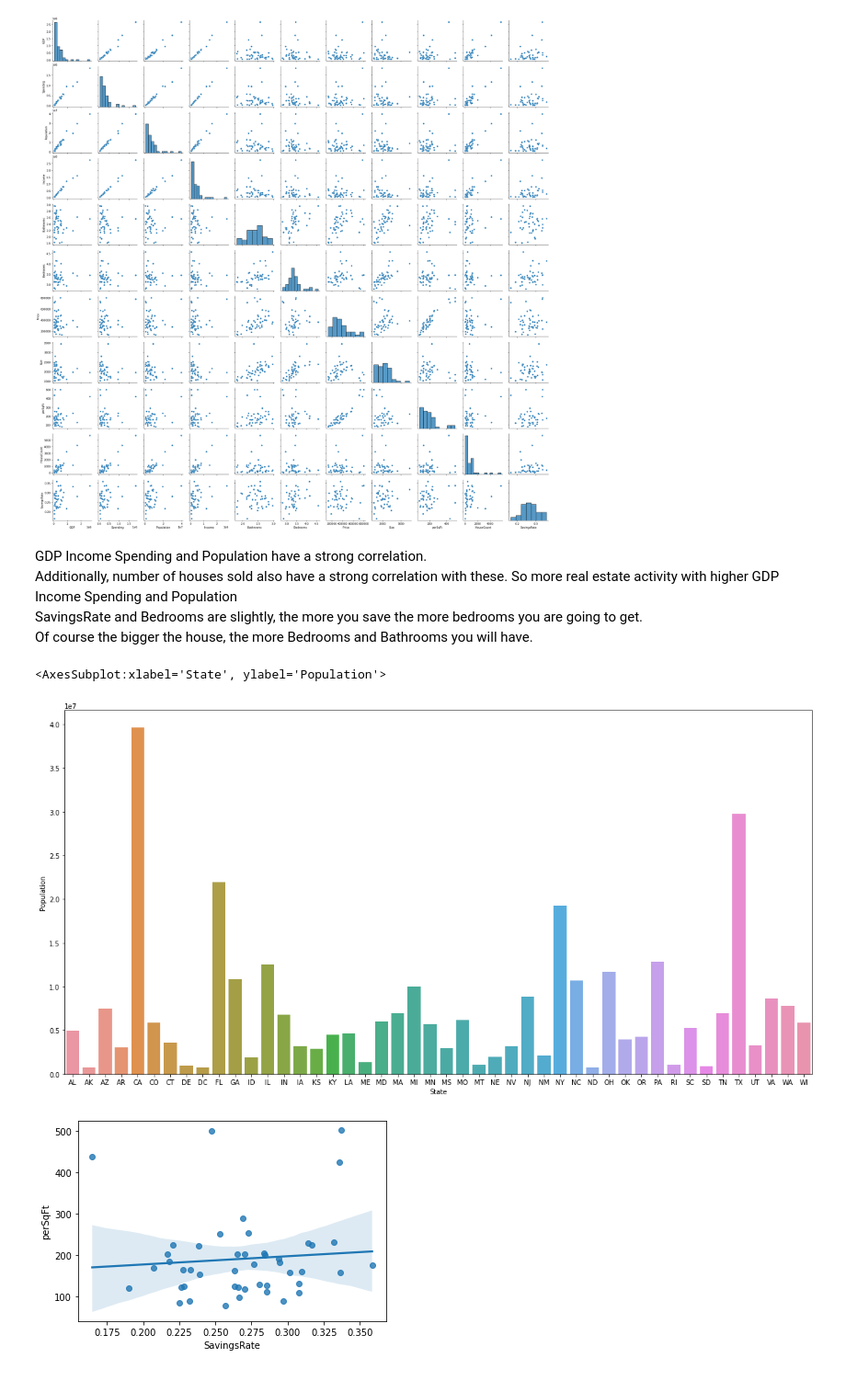
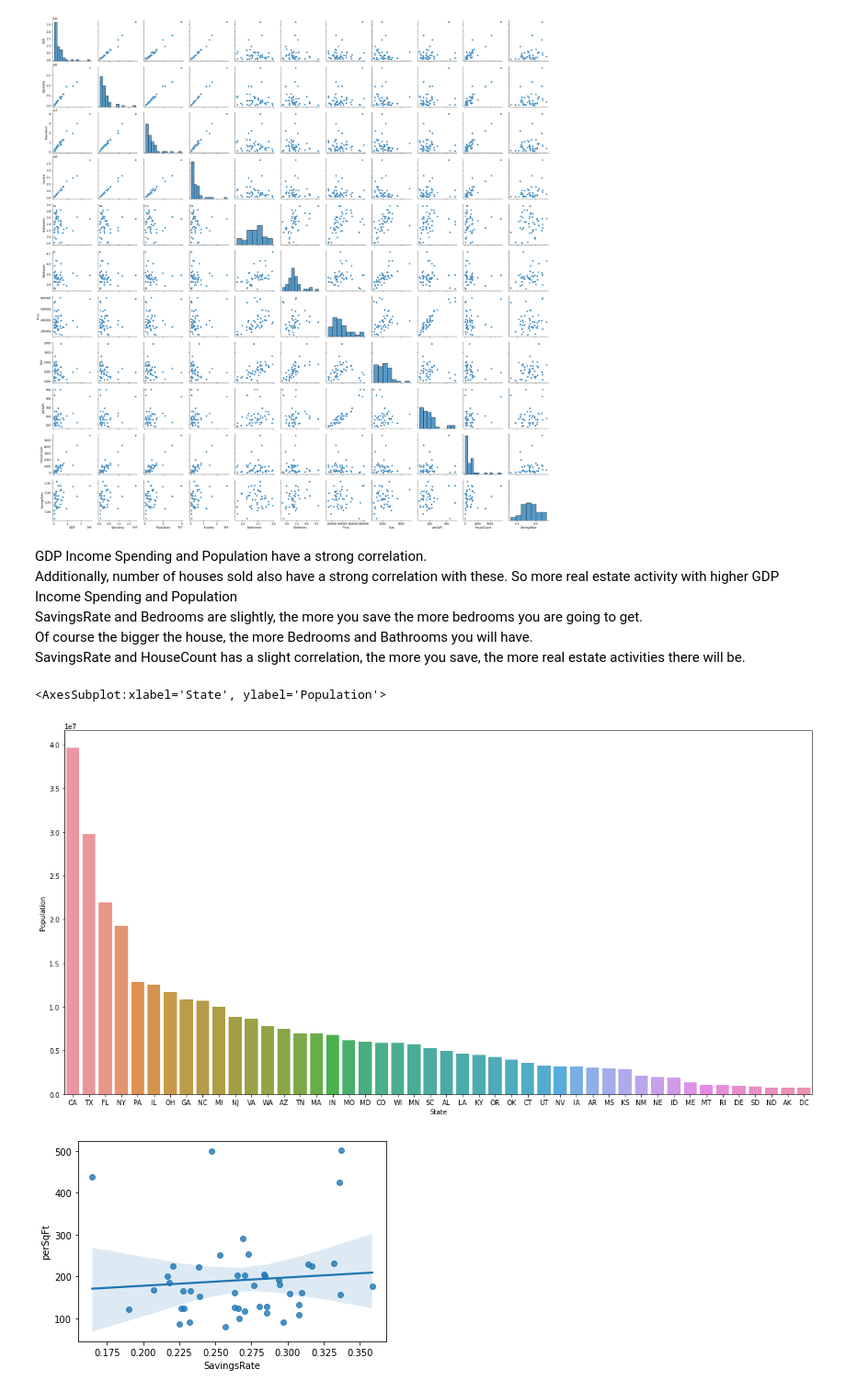
Before and after one commit to StockJanitor/CIS41_Project, a Jupyter notebook: CIS41_Project.ipynb, the cells around one changed output. Shown at 92% size. Saved outputs shown, nothing was run; the diff lists cells and outputs as text; code cells hidden in the pictures.

```diff
--- a/CIS41_Project.ipynb
+++ b/CIS41_Project.ipynb
@@ -866,12 +870,15 @@ Additionally, number of houses sold also have a strong correlation with these. S
 SavingsRate and Bedrooms are slightly, the more you save the more bedrooms you are going to get.
 <br>
 Of course the bigger the house, the more Bedrooms and Bathrooms you will have.
+<br>
+SavingsRate and HouseCount has a slight correlation, the more you save, the more real estate activities there will be.
 # %%
 plt.figure(figsize=(20,10))
-sns.barplot(data=state_df, x='State',y='Population')
+sorted_df = state_df.sort_values(by='Population',ascending=False)
+sns.barplot(data=sorted_df, x='State',y='Population')
 # %% [output]
 <AxesSubplot:xlabel='State', ylabel='Population'>
-[figure, old version]
+[figure, new version]
 # %%
 # Regression plot of SavingsRate vs perSqFt
 g = sns.regplot(data = state_df, y = 'perSqFt', x = 'SavingsRate')
```
Also changed, not shown: parts of 18 cells of this notebook.
